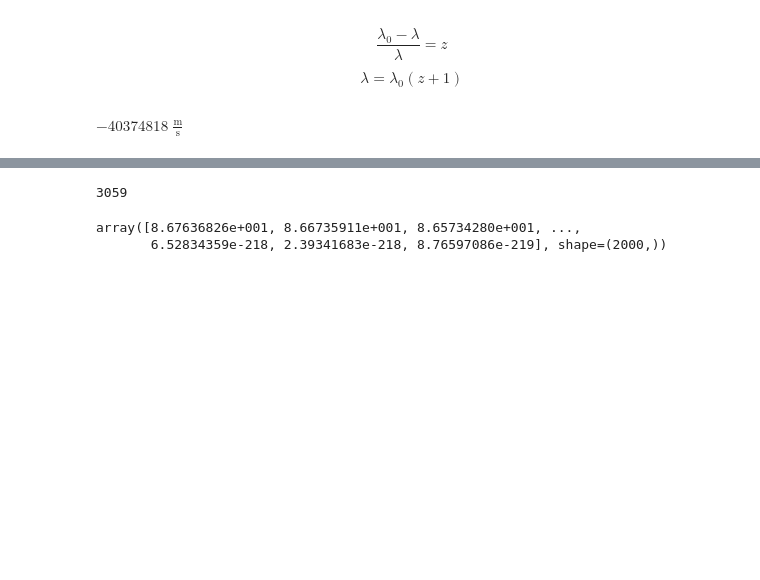
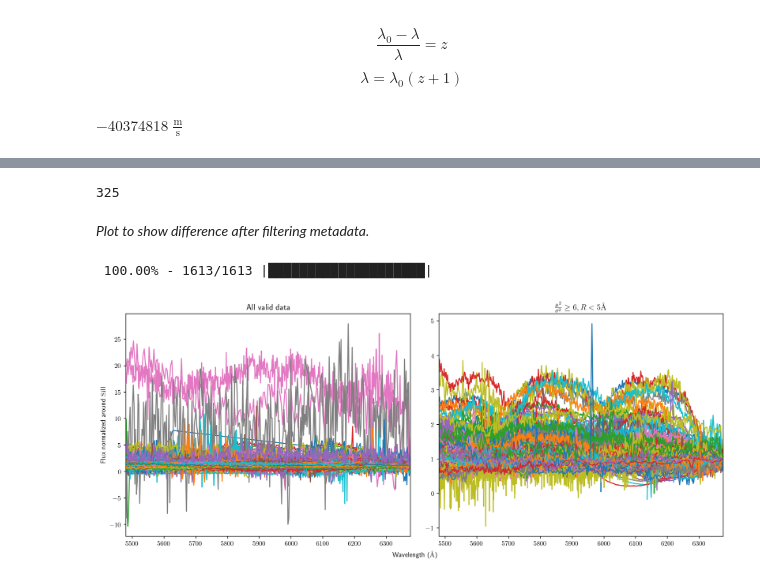
Before and after one commit to tobyheller-ucsd/SNIaEjectaVelocityAnalysis, a Jupyter notebook: final_project.ipynb, the cells around one changed output, grey strips where cells are left out. Cells and saved outputs as stored; diff of their text form; code cells hidden in the pictures; blank space fills up the shorter version.

```diff
--- a/final_project.ipynb
+++ b/final_project.ipynb
@@ -172,19 +219,50 @@ write_table_csv(analyzed_spectra, 'analyzed_spectra.csv')
 # %%
 read_analyzed_spectra = Table.read('analyzed_spectra.csv', format='csv', encoding='utf8')
-read_analyzed_spectra['Has SiII'].dtype = bool
-read_analyzed_spectra['Successful Read'].dtype = bool
+# %%
+min_s2n, max_r = 6, 5
+def metadata_filter(row, min_s2n, max_r):
+    return ((row['Signal to Noise'] > min_s2n) and (row['Mean Resolution'] < max_r) and not np.isnan(row['Ejecta Redshift']))
 # %%
 good_data = Table(read_analyzed_spectra[0], names=read_analyzed_spectra.colnames)
 good_data.remove_row(0)
 for spec in read_analyzed_spectra:
-    if (spec['Signal to Noise'] > 9) and (spec['Mean Resolution'] < 5) and not np.isnan(spec['Ejecta Redshift']):
+    if metadata_filter(spec, min_s2n, max_r):
         good_data.add_row(spec)
 len(good_data)
 # %% [output]
-3059
+325
-# %%
-kde_z, kde_y = kde(good_data['Ejecta Redshift'].data, np.arange(-0.1, 0.1, 0.0001), 0.00001)
-kde_y
-# %% [output]
-array([8.67636826e+001, 8.66735911e+001, 8.65734280e+001, ...,
-       6.52834359e-218, 2.39341683e-218, 8.76597086e-219], shape=(2000,))
+# %% [markdown]
+*Plot to show difference after filtering metadata.*
+# %%
+fig, axs = plt.subplots(1, 2, figsize=(16, 6))
+fig.subplots_adjust(wspace=0.1)
+axs[0].margins(x=0)
+axs[1].margins(x=0)
+
+axs[0].set_title("All valid data")
+axs[1].set_title(r"$\frac{\mu^2}{\sigma^2}\geq"+f'{min_s2n}, R<{max_r}'+r"\unit{\angstrom}$")
+fig.text(0.5, 0.04, r'Wavelength ($\unit{\angstrom}$)', ha='center')
+axs[0].set_ylabel(r'Flux normalized around $\ce{Si}\text{II}$')
+for i, row in enumerate(read_analyzed_spectra):
+    try:
+        z = float(row['Redshift'])
+        file = f'wiserep_data/{row['Ascii file']}'
+        spec: Table = Table.read(f'{file}', format='ascii')
+        spec: QTable = QTable([spec.columns[0], spec.columns[1]], names=['Wavelength', 'Flux'], units=[u.Angstrom, None])
+        while read_analyzed_spectra['Mean Resolution'][i] < 0.1: #some spectra with higher resolution than necessary causing memory issues
+            spec = spec[[bool(i%2) for i in range(len(spec))]]
+            read_analyzed_spectra['Mean Resolution'] = calculate_intervals(spec['Wavelength']).to_value().mean()
+        spec['Wavelength'] *= (z + 1)
+        spec = spec[(spec['Wavelength'] >= (5500-20)*u.Angstrom) & (spec['Wavelength'] <= si2+20*u.Angstrom)]
+        if len(spec['Flux']) > 0:
+            spec['Flux'] /= spec['Flux'][-1] #scale flux around the flux of the Si II line
+            axs[0].plot(spec['Wavelength'], spec['Flux'])
+            if metadata_filter(row, min_s2n, max_r):
+                axs[1].plot(spec['Wavelength'], spec['Flux'])
+    except (TypeError, ValueError, FileNotFoundError, astropy.io.ascii.InconsistentTableError, MemoryError) as e:
+        pass
+    progress_bar(i+1, len(read_analyzed_spectra), 20)
+plt.savefig('filtered_spectra.png')
+# %% [output]
+ 100.00% - 1613/1613 |████████████████████|
+[figure, added]
```
Also changed, not shown: parts of 17 cells of this notebook, 9 other files.
